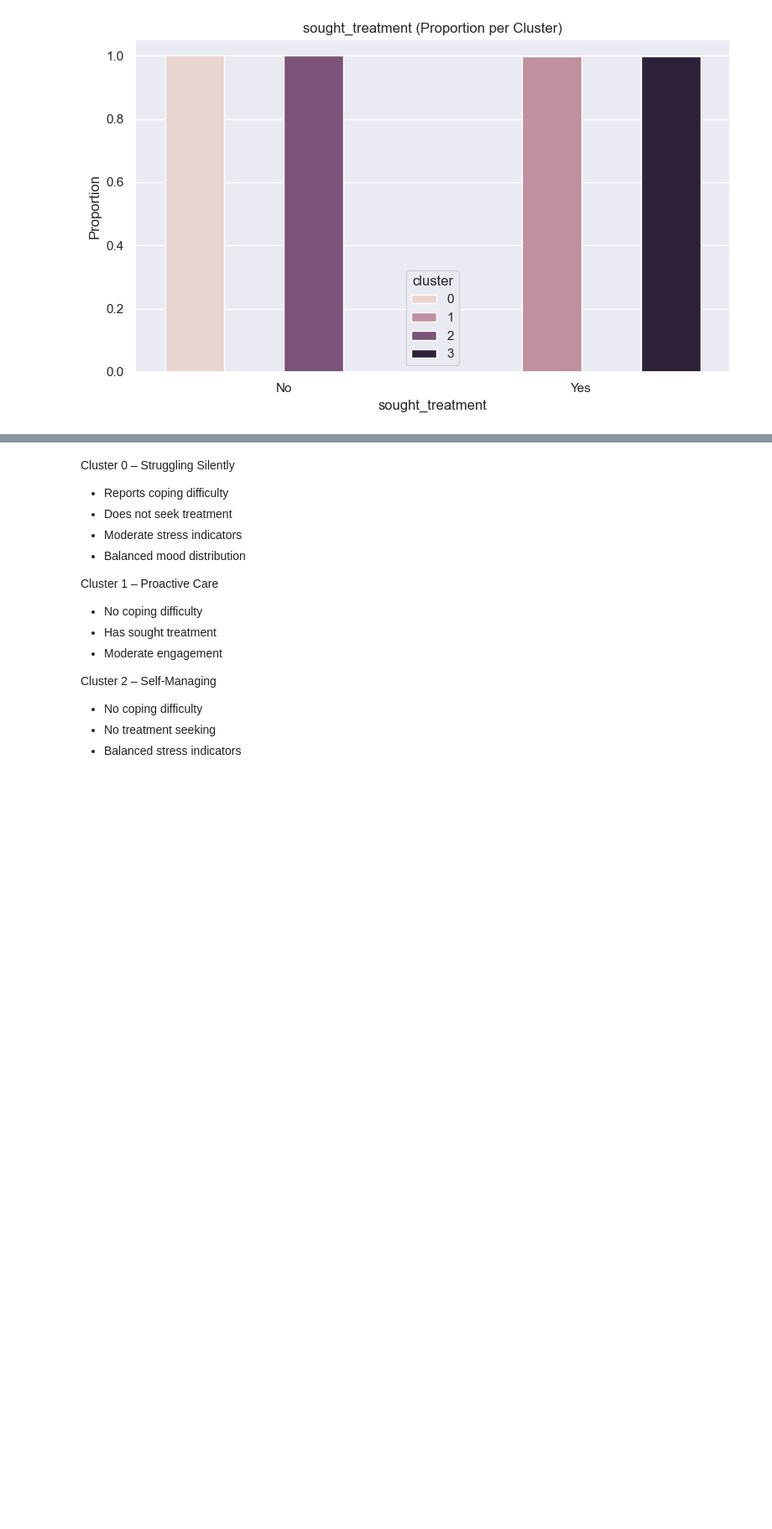
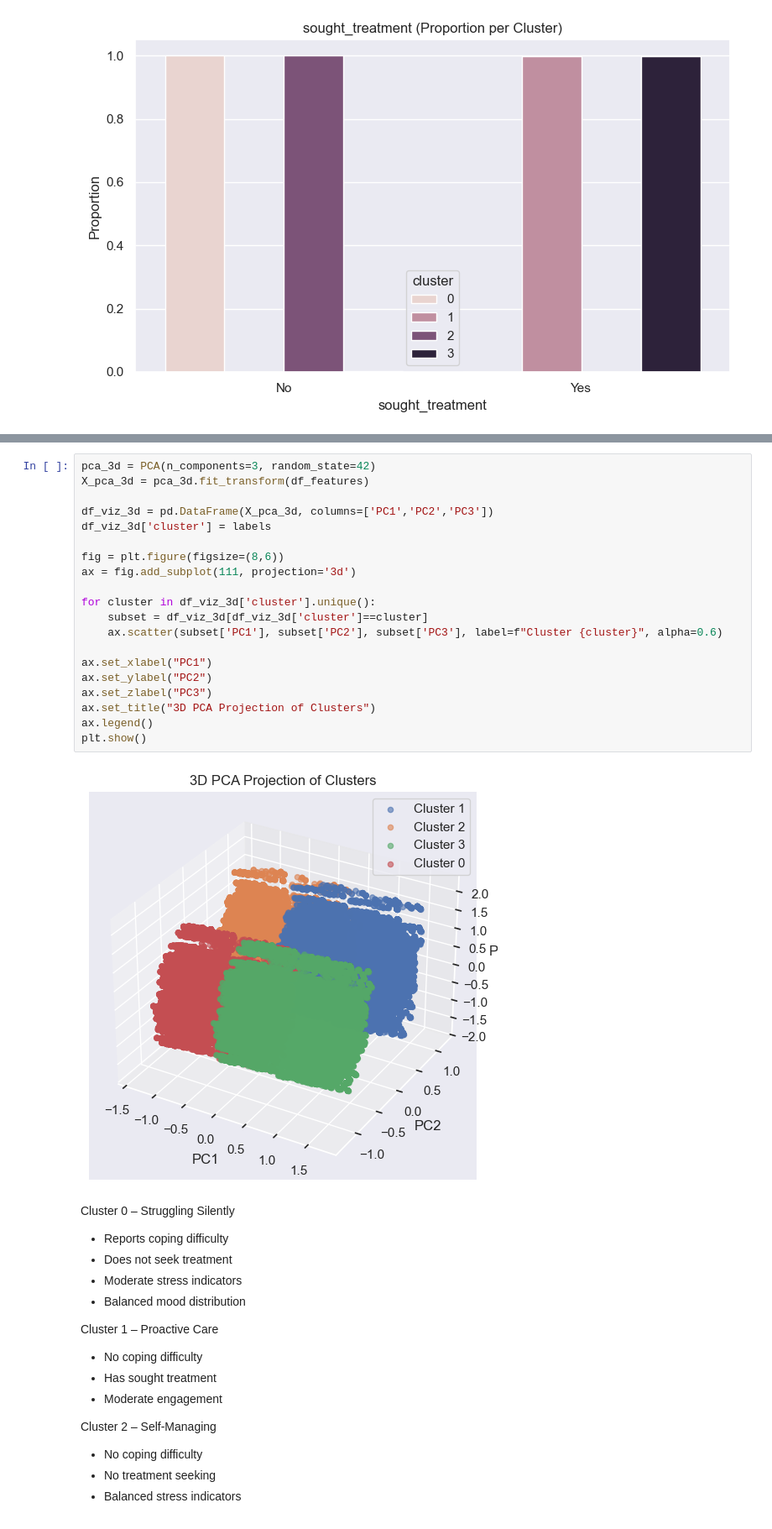
Before and after one commit to OmarAymanZaid/MentalHealth_RiskAssessment, a Jupyter notebook: notebooks/4_DataModeling.ipynb, the cells around one changed output, grey strips where cells are left out. Shown at 84% size. Cells and saved outputs as stored; diff of their text form; blank space fills up the shorter version.

```diff
--- a/notebooks/4_DataModeling.ipynb
+++ b/notebooks/4_DataModeling.ipynb
@@ -421,3 +450,25 @@ for feature in mh_features:
+# %%
+pca_3d = PCA(n_components=3, random_state=42)
+X_pca_3d = pca_3d.fit_transform(df_features)
+
+df_viz_3d = pd.DataFrame(X_pca_3d, columns=['PC1','PC2','PC3'])
+df_viz_3d['cluster'] = labels
+
+fig = plt.figure(figsize=(8,6))
+ax = fig.add_subplot(111, projection='3d')
+
+for cluster in df_viz_3d['cluster'].unique():
+    subset = df_viz_3d[df_viz_3d['cluster']==cluster]
+    ax.scatter(subset['PC1'], subset['PC2'], subset['PC3'], label=f"Cluster {cluster}", alpha=0.6)
+
+ax.set_xlabel("PC1")
+ax.set_ylabel("PC2")
+ax.set_zlabel("PC3")
+ax.set_title("3D PCA Projection of Clusters")
+ax.legend()
+plt.show()
+# %% [output]
+[figure, added]
 # %% [markdown]
 Cluster 0 – Struggling Silently
 - Reports coping difficulty
```
Also changed, not shown: parts of 5 cells of this notebook.
